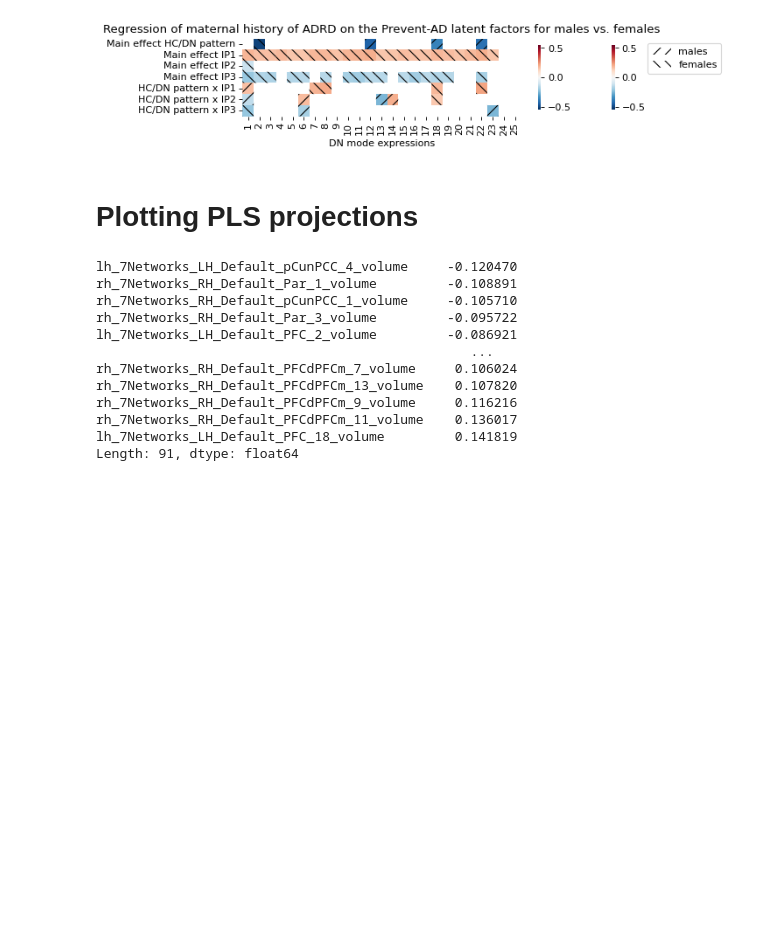
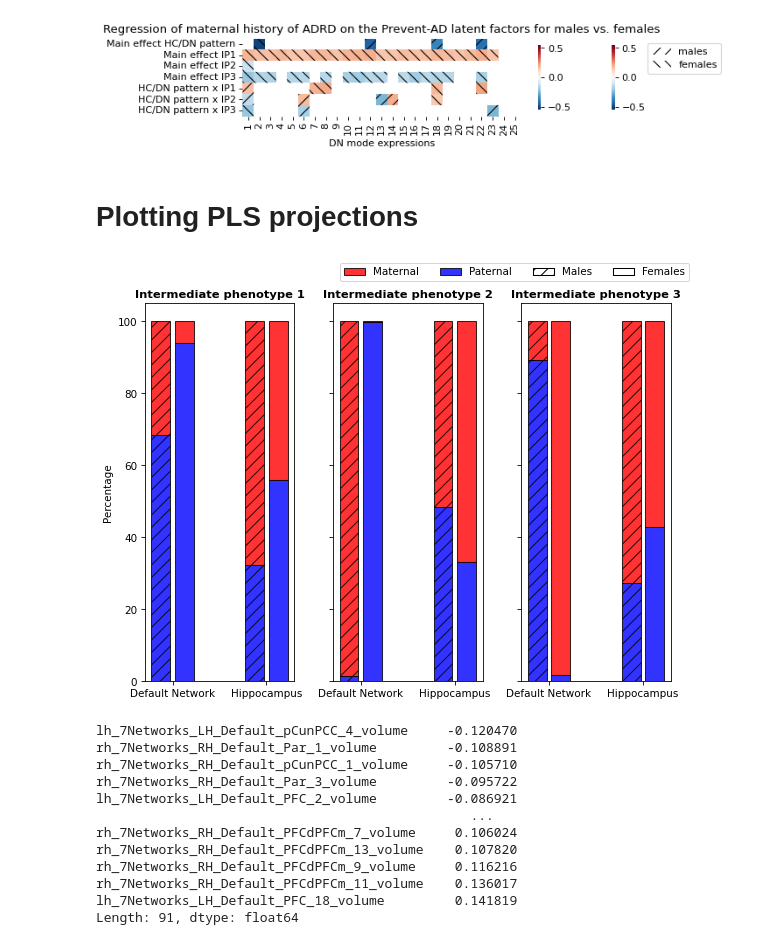
Before and after one commit to chloesavignac/PREVENTAD, a Jupyter notebook: 2025_Brain_Imaging_Analyses.ipynb, the cells around one changed output. Drawn from its saved outputs; the diff is of its cells as text; code cells hidden in the pictures; blank space fills up the shorter version.

Commit message:
brain imaging notebook

```diff
--- a/2025_Brain_Imaging_Analyses.ipynb
+++ b/2025_Brain_Imaging_Analyses.ipynb
@@ -474,6 +474,79 @@ BL00_DN = pd.read_csv('../BL00_DN.csv', index_col=0)
 col_DN = BL00_DN.columns
 # %%
 date = '25.05.13'
+# %%
+fig, axes = plt.subplots(1, 3, figsize=(8, 6), sharey=True, dpi=75)  # 1 row, 3 columns
+
+barWidth = 0.20
+x = np.array([0, 1])  # DN, HC
+
+for i in range(1, 4):
+    ax = axes[i-1]
+    results = {}
+
+    # Compute percentages for each sex
+    for sex in ['males', 'females']:
+        # Default Network
+        dn_path = f'{date}/brain_imaging/interactions_pls_c{i}_dn_{sex}_age_not_regressed_2025.csv'
+        dn = pd.read_csv(dn_path, names=col_DN)
+        data = dn.mean()
+        pos_total = data[data > 0].sum()
+        neg_total = -data[data < 0].sum()
+        total = pos_total + neg_total
+        dn_pos = pos_total / total * 100
+        dn_neg = neg_total / total * 100
+
+        # Hippocampus
+        hc_path = f'{date}/brain_imaging/interactions_pls_c{i}_hc_{sex}_age_not_regressed_2025.csv'
+        hc_mean = pd.read_csv(hc_path, names=col_HC).mean()
+        pos_total = hc_mean[hc_mean > 0].sum()
+        neg_total = -hc_mean[hc_mean < 0].sum()
+        total = pos_total + neg_total
+        hc_pos = pos_total / total * 100
+        hc_neg = neg_total / total * 100
+
+        results[sex] = {'dn': (dn_neg, dn_pos), 'hc': (hc_neg, hc_pos)}
+
+    # Offsets for side-by-side bars
+    gap = 0.05  # space between male and female bars
+
+    # Adjusted offsets
+    x_male = x - barWidth/2 - gap/2
+    x_female = x + barWidth/2 + gap/2
+
+    # Males (hatched)
+    for idx, region in enumerate(['dn', 'hc']):
+        neg, pos = results['males'][region]
+        ax.bar(x_male[idx], neg, width=barWidth, color='blue', edgecolor='black', hatch='//', alpha=0.8)
+        ax.bar(x_male[idx], pos, width=barWidth, bottom=neg, color='red', edgecolor='black', hatch='//', alpha=0.8)
+
+    # Females (no hatch)
+    for idx, region in enumerate(['dn', 'hc']):
+        neg, pos = results['females'][region]
+        ax.bar(x_female[idx], neg, width=barWidth, color='blue', edgecolor='black', alpha=0.8)
+        ax.bar(x_female[idx], pos, width=barWidth, bottom=neg, color='red', edgecolor='black', alpha=0.8)
+
+    ax.set_xticks(x)
+    ax.set_xticklabels(['Default Network', 'Hippocampus'])
+    ax.set_title(f'Intermediate phenotype {i}', fontweight='bold', fontsize=11)
+    if i == 1:
+        ax.set_ylabel('Percentage')
+
+# Add a single legend
+from matplotlib.patches import Patch
+legend_elements = [
+    Patch(facecolor='red', edgecolor='black', label='Maternal', alpha=0.8),
+    Patch(facecolor='blue', edgecolor='black', label='Paternal', alpha=0.8),
+    Patch(facecolor='white', edgecolor='black', hatch='//', label='Males', alpha=1),
+    Patch(facecolor='white', edgecolor='black', label='Females', alpha=1)
+]
+fig.legend(handles=legend_elements, loc='upper right', ncol=4, frameon=True)
+
+plt.tight_layout(rect=[0, 0, 1, 0.96])
+plt.savefig('Supplementary_Figure_S13.png', dpi=200, bbox_inches='tight')
+plt.show()
+# %% [output]
+[figure, added]
 # %%
 # Loop over PLS components
 for i in range(1, 4):
```
Also changed, not shown: parts of 1 cell of this notebook.
